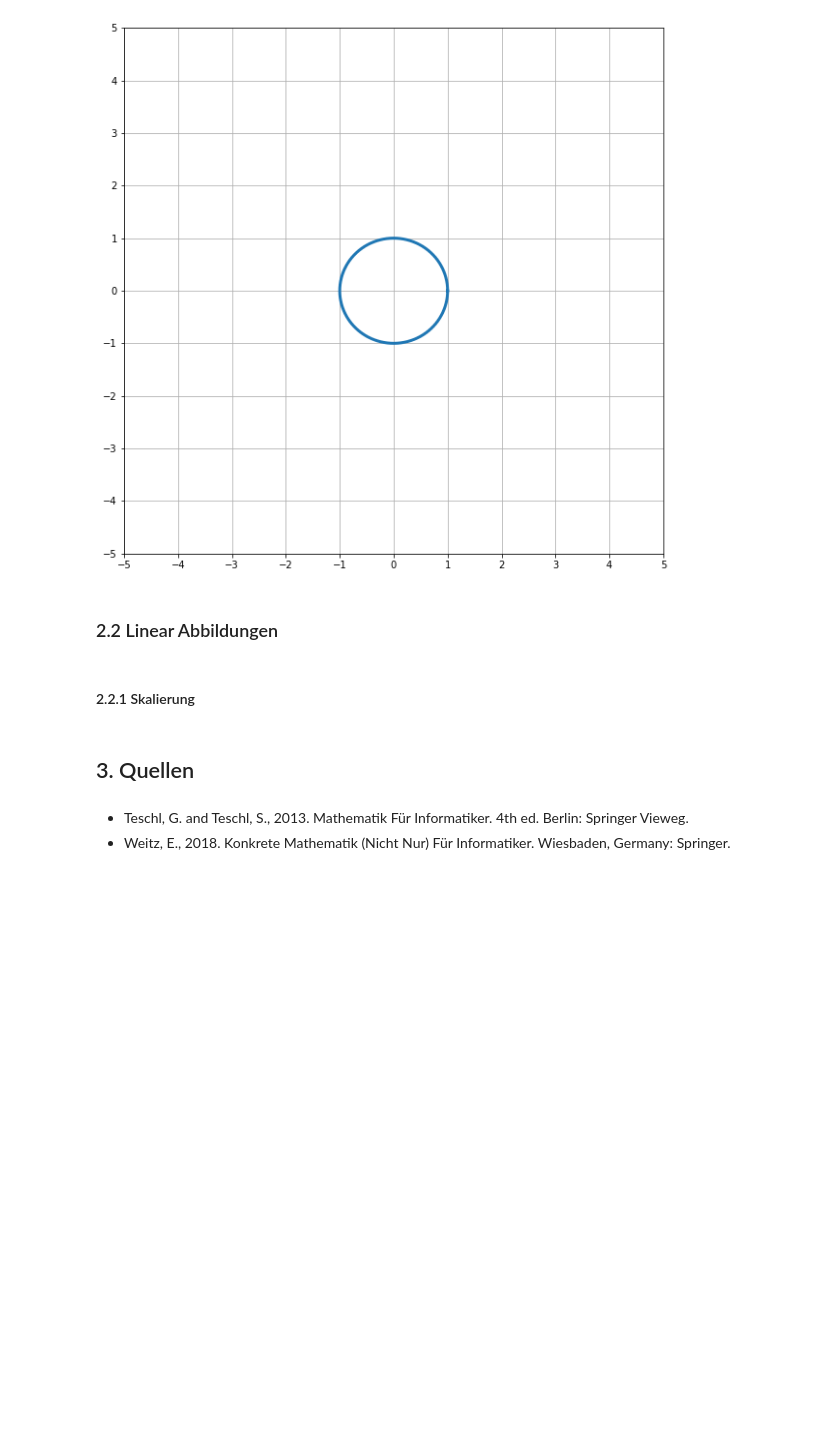
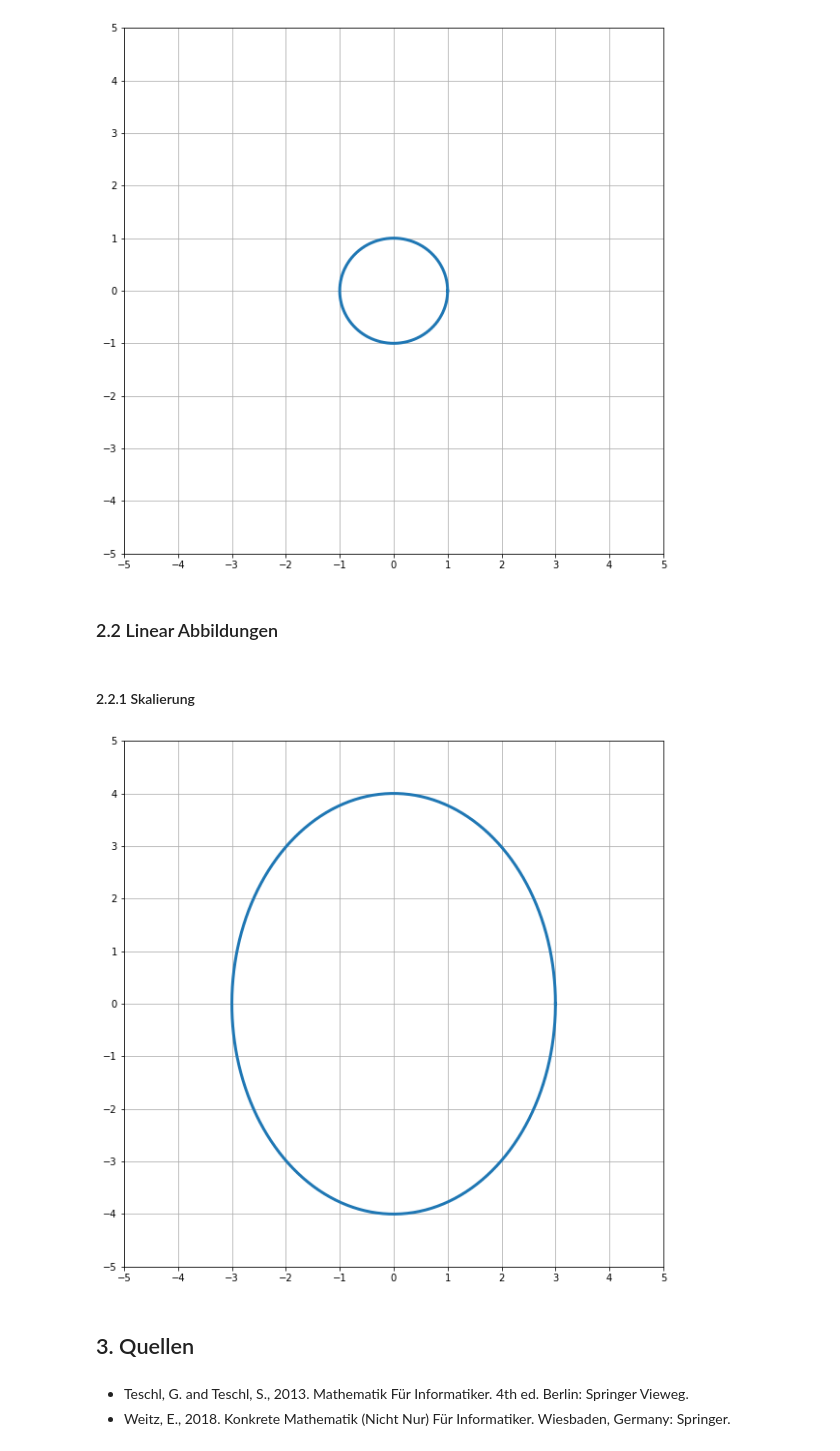
Before and after one commit to greatmerlin/SA_Lineare_Transformationen, a Jupyter notebook: Lineare_Transformationen.ipynb, the cells around one changed output. Cells and saved outputs as stored; diff of their text form; code cells hidden in the pictures; blank space fills up the shorter version.

Commit message:
Kreis v1.4

```diff
--- a/Lineare_Transformationen.ipynb
+++ b/Lineare_Transformationen.ipynb
@@ -184,6 +184,37 @@ kreisLinAb(e1, e2)
 ### 2.2 Linear Abbildungen
 # %% [markdown]
 #### 2.2.1 Skalierung
+# %%
+def skalierungX(Vektor, Faktor):
+    e1 = np.array([1,0])
+    e2 = np.array([0,1])
+
+    e1 *= Faktor
+
+    M = np.array([e1, e2]) # Lin Ab Matrix
+
+    LinAb = M @ Vektor # Lin Ab
+
+    return LinAb
+# %%
+def skalierungY(Vektor, Faktor):
+    e1 = np.array([1,0])
+    e2 = np.array([0,1])
+
+    e2 *= Faktor
+
+    M = np.array([e1, e2]) # Create linear transformation matrix
+
+    LinAb = M @ Vektor # Do the linear transformation
+
+    return LinAb
+# %%
+skX = skalierungX(e1, 3)
+skY = skalierungY(e2, 4)
+
+kreisLinAb(skX, skY)
+# %% [output]
+[figure, added]
 # %% [markdown]
 ## 3. Quellen
 # %% [markdown]
```
Also changed, not shown: parts of 1 cell of this notebook.
